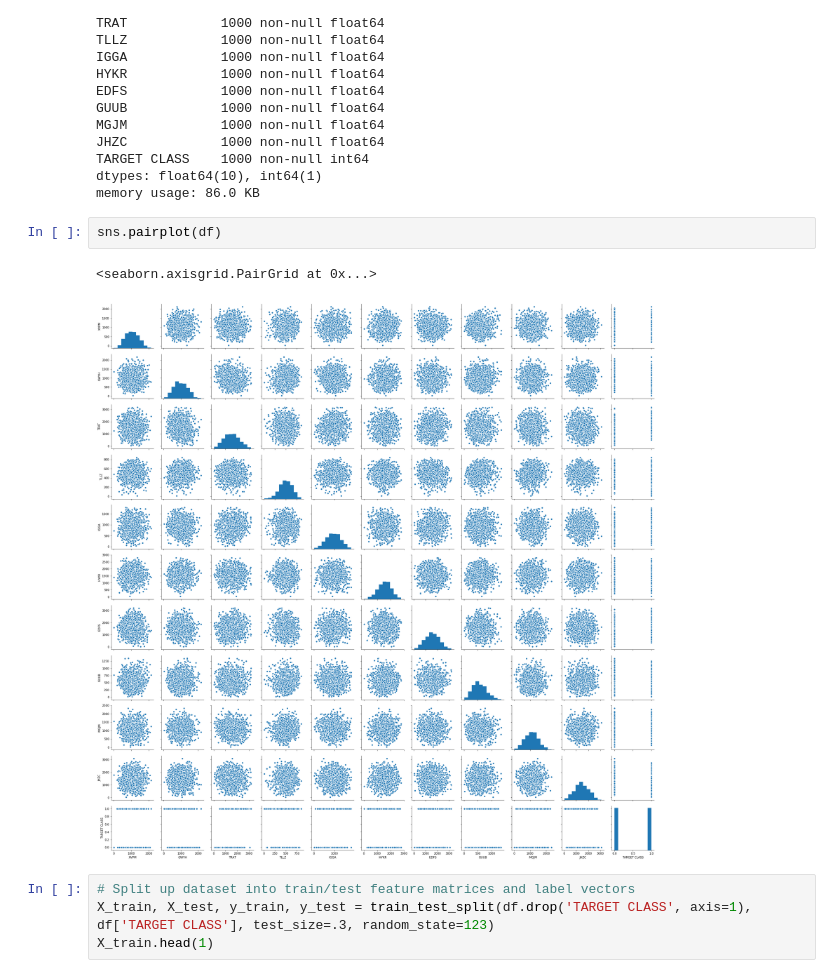
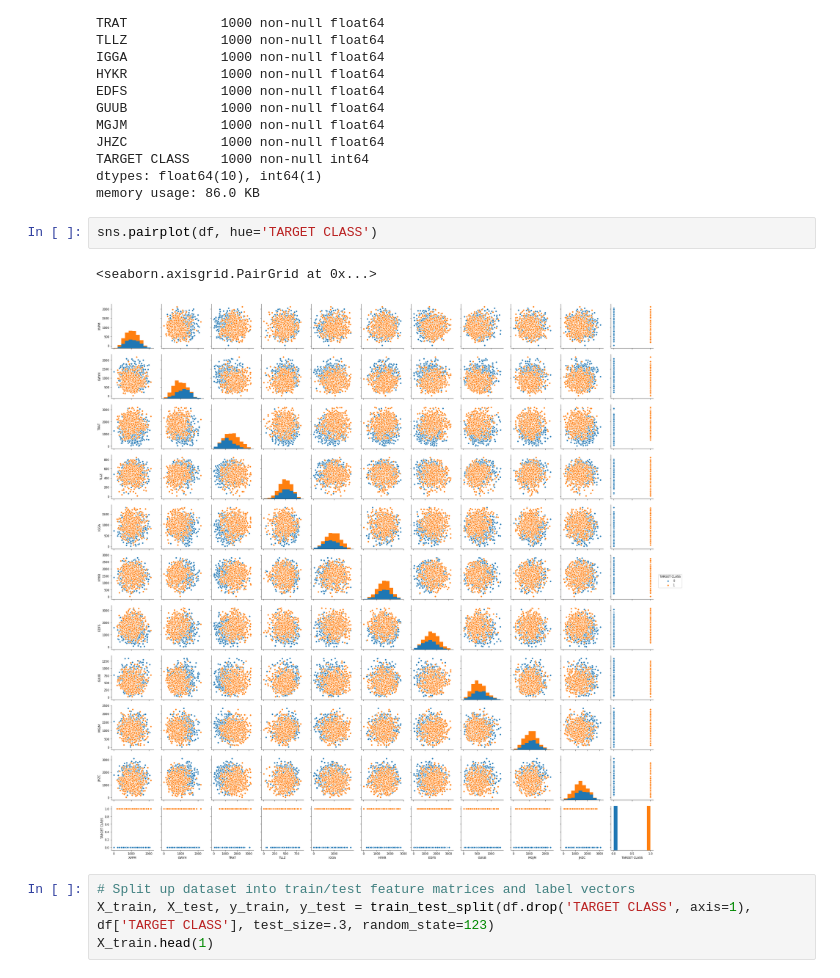
Before and after one commit to dsnowb/data-science, a Jupyter notebook: kNN.ipynb, the cells around one changed output. Cells and saved outputs as stored; diff of their text form.

Commit message:
fixed visualization

```diff
--- a/kNN.ipynb
+++ b/kNN.ipynb
@@ -51,10 +51,10 @@ TARGET CLASS    1000 non-null int64
 dtypes: float64(10), int64(1)
 memory usage: 86.0 KB
 # %%
-sns.pairplot(df)
+sns.pairplot(df, hue='TARGET CLASS')
 # %% [output]
 <seaborn.axisgrid.PairGrid at 0x...>
-[figure, old version]
+[figure, new version]
 # %%
 # Split up dataset into train/test feature matrices and label vectors
 X_train, X_test, y_train, y_test = train_test_split(df.drop('TARGET CLASS', axis=1), df['TARGET CLASS'], test_size=.3, random_state=123)
```
